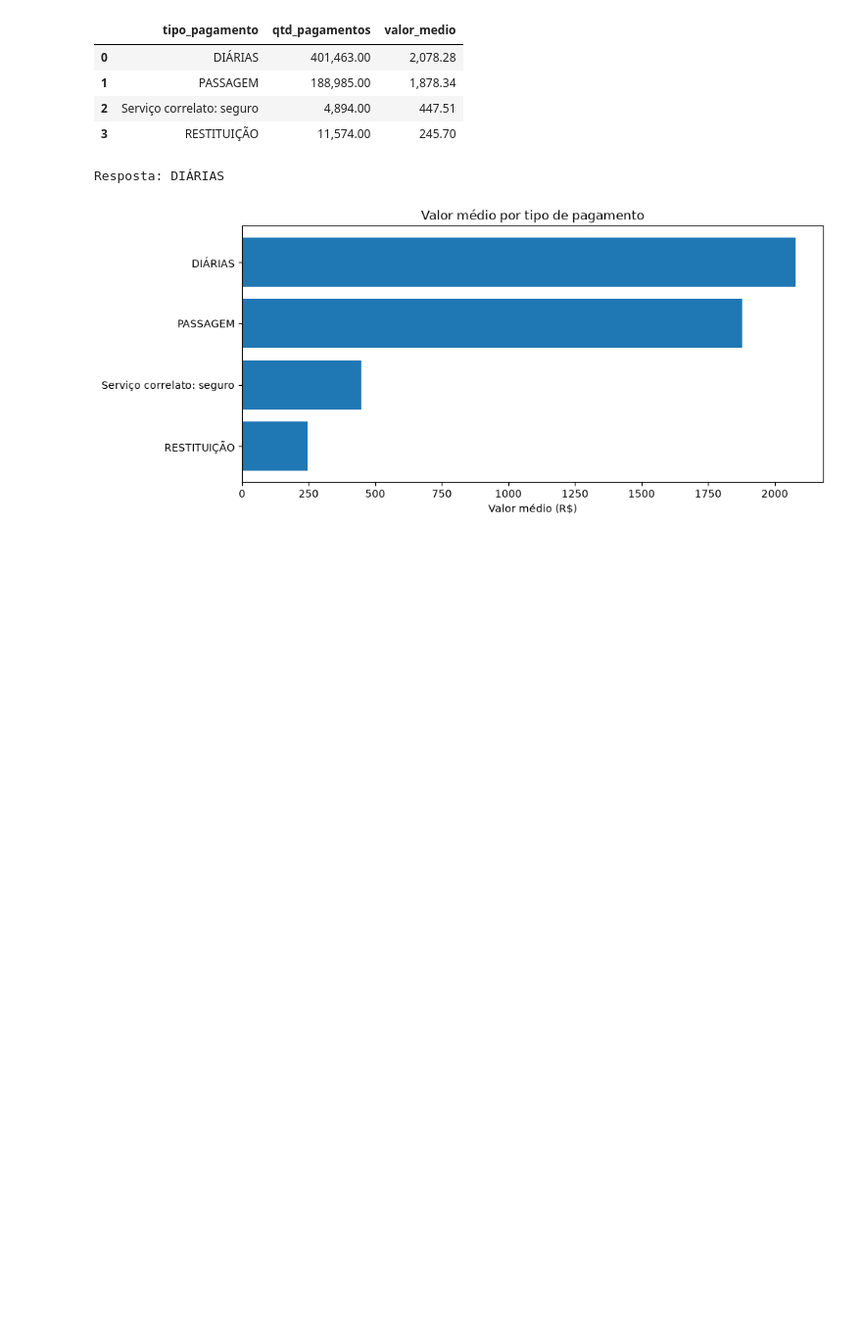
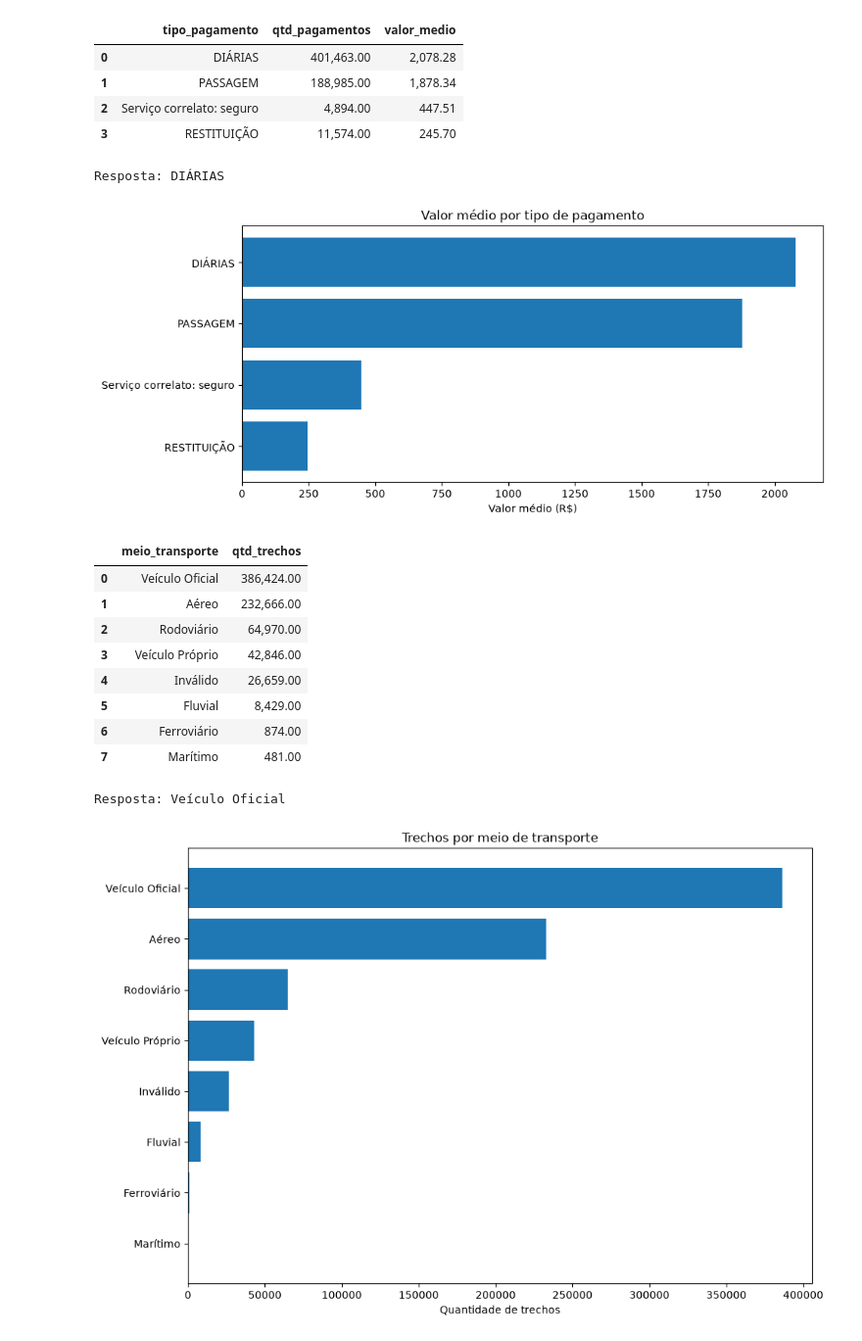
Before and after one commit to jhenrique131/M-dulo-1---Projeto-de-Recupera-o, a Jupyter notebook: 3_analise.ipynb, the cells around one changed output. Shown at 98% size. Drawn from its saved outputs; the diff is of its cells as text; code cells hidden in the pictures; blank space fills up the shorter version.

```diff
--- a/3_analise.ipynb
+++ b/3_analise.ipynb
@@ -209,3 +209,32 @@ grafico_barras(q4, "tipo_pagamento", "valor_medio",
 | 3 | RESTITUIÇÃO | 11,574.00 | 245.70 |
 Resposta: DIÁRIAS
 [figure]
+# %%
+# 5 - Qual o meio de transporte mais usado nos trechos?
+SQL_Q5 = """
+SELECT
+    meio_transporte,
+    sum(qtd_trechos) as qtd_trechos
+FROM
+gold_trechos
+GROUP BY meio_transporte
+order by qtd_trechos desc
+
+"""
+q5 = consulta(SQL_Q5)
+display(q5)
+print(f"Resposta: {q5.iloc[0]['meio_transporte']}")
+grafico_barras(q5, "meio_transporte", "qtd_trechos",
+               "Trechos por meio de transporte", "Quantidade de trechos")
+# %% [output]
+|  | meio_transporte | qtd_trechos |
+| 0 | Veículo Oficial | 386,424.00 |
+| 1 | Aéreo | 232,666.00 |
+| 2 | Rodoviário | 64,970.00 |
+| 3 | Veículo Próprio | 42,846.00 |
+| 4 | Inválido | 26,659.00 |
+| 5 | Fluvial | 8,429.00 |
+| 6 | Ferroviário | 874.00 |
+| 7 | Marítimo | 481.00 |
+Resposta: Veículo Oficial
+[figure, added]
```
